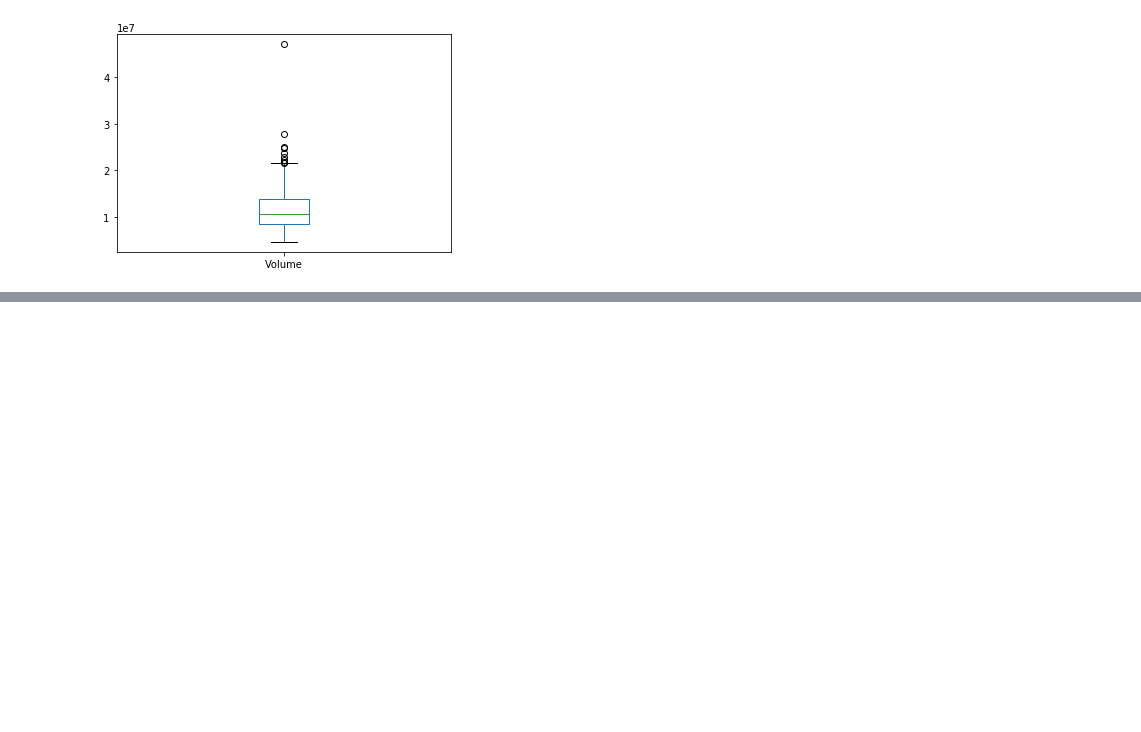
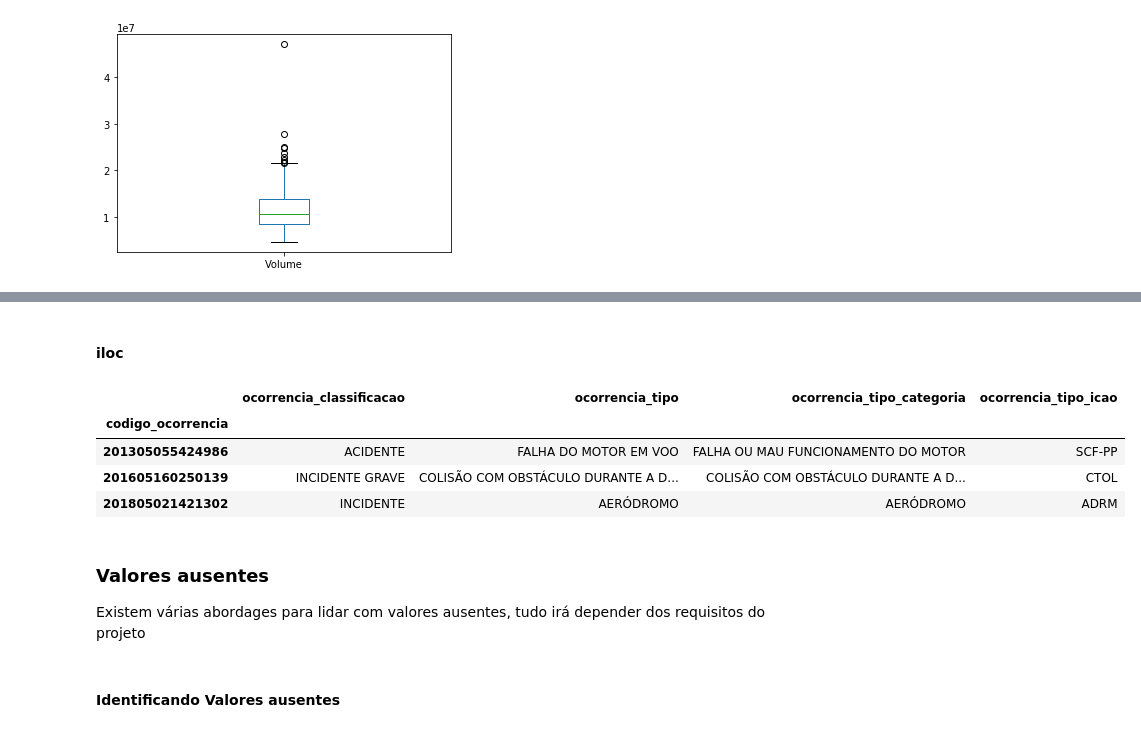
Before and after one commit to diogorjs/we_love_data, a Jupyter notebook: Introdução_ao_Pandas.ipynb, the cells around one changed output, grey strips where cells are left out. Cells and saved outputs as stored; diff of their text form; code cells hidden in the pictures; blank space fills up the shorter version.

```diff
--- a/Introdução_ao_Pandas.ipynb
+++ b/Introdução_ao_Pandas.ipynb
@@ -331,0 +479,17 @@ df.Volume.plot(kind='box');
+# %% [markdown]
+#### **iloc**
+# %%
+# Retornando as 3 primeiras linhas e as 4 primeiras colunas
+df.iloc[:3, :4]
+# %% [output]
+|  | ocorrencia_classificacao | ocorrencia_tipo | ocorrencia_tipo_categoria | ocorrencia_tipo_icao |
+| codigo_ocorrencia |  |  |  |  |
+| 201305055424986 | ACIDENTE | FALHA DO MOTOR EM VOO | FALHA OU MAU FUNCIONAMENTO DO MOTOR | SCF-PP |
+| 201605160250139 | INCIDENTE GRAVE | COLISÃO COM OBSTÁCULO DURANTE A D... | COLISÃO COM OBSTÁCULO DURANTE A D... | CTOL |
+| 201805021421302 | INCIDENTE | AERÓDROMO | AERÓDROMO | ADRM |
+# %% [markdown]
+### **Valores ausentes**
+
+Existem várias abordages para lidar com valores ausentes, tudo irá depender dos requisitos do projeto
+# %% [markdown]
+#### **Identificando Valores ausentes**
```
Also changed, not shown: parts of 22 cells of this notebook.
